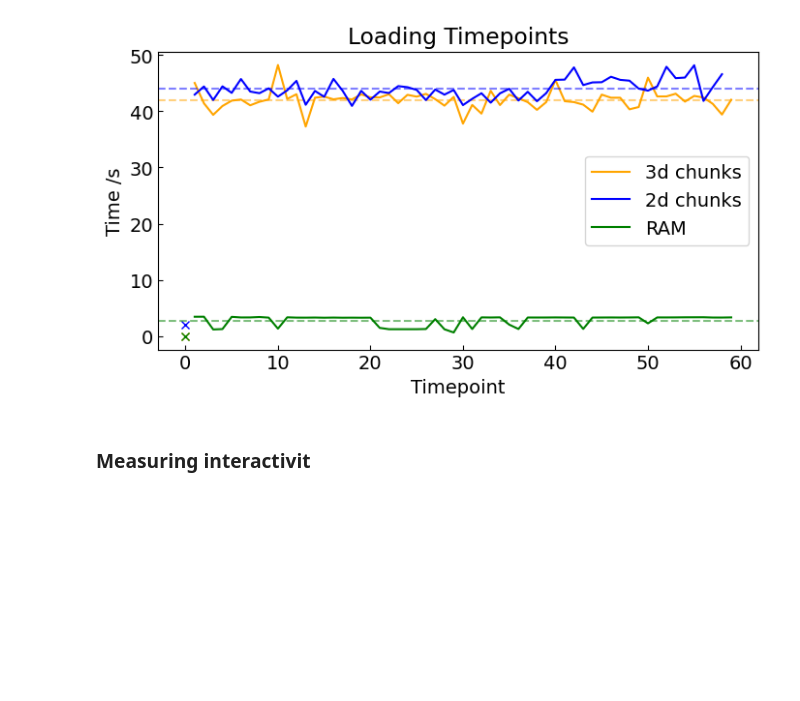
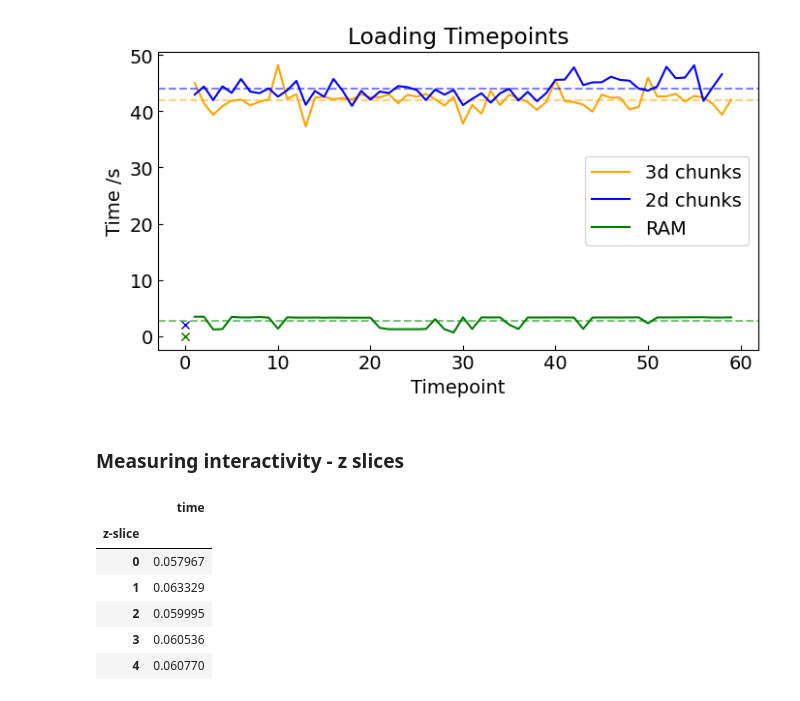
Before and after one commit to vanessadao31/cbias_poster_06, a Jupyter notebook: Timeit.ipynb, the cells around one changed output. Saved outputs shown, nothing was run; the diff lists cells and outputs as text; code cells hidden in the pictures; blank space fills up the shorter version.

```diff
--- a/Timeit.ipynb
+++ b/Timeit.ipynb
@@ -114,4 +114,4 @@ ax.tick_params(direction='in')
 # %% [output]
 [figure]
 # %% [markdown]
-### Measuring interactivit
+### Measuring interactivity - z slices
@@ -117,0 +124,13 @@ ax.tick_params(direction='in')
+# %%
+z_2d_dask_df = process_zslice('csv/z_2d_loading.csv')
+z_3d_dask_df = process_zslice('csv/z_3d_loading.csv')
+z_ram_df = process_zslice('csv/z_ram_loading.csv')
+z_2d_dask_df.head()
+# %% [output]
+|  | time |
+| z-slice |  |
+| 0 | 0.057967 |
+| 1 | 0.063329 |
+| 2 | 0.059995 |
+| 3 | 0.060536 |
+| 4 | 0.060770 |
```
Also changed, not shown: parts of 2 cells of this notebook.
